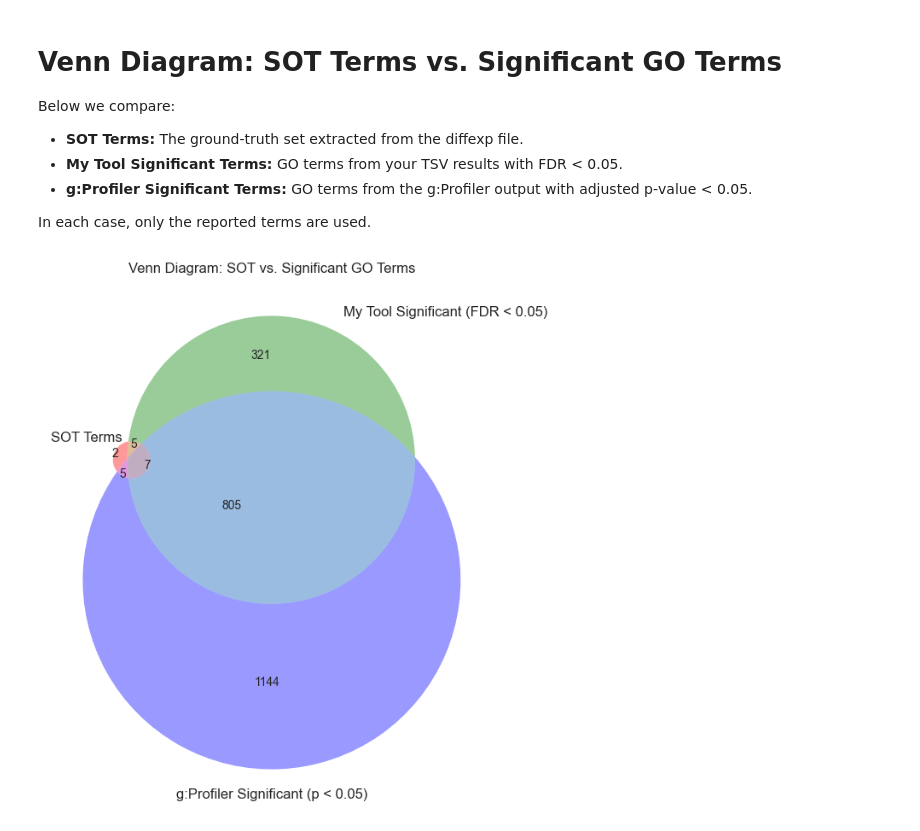
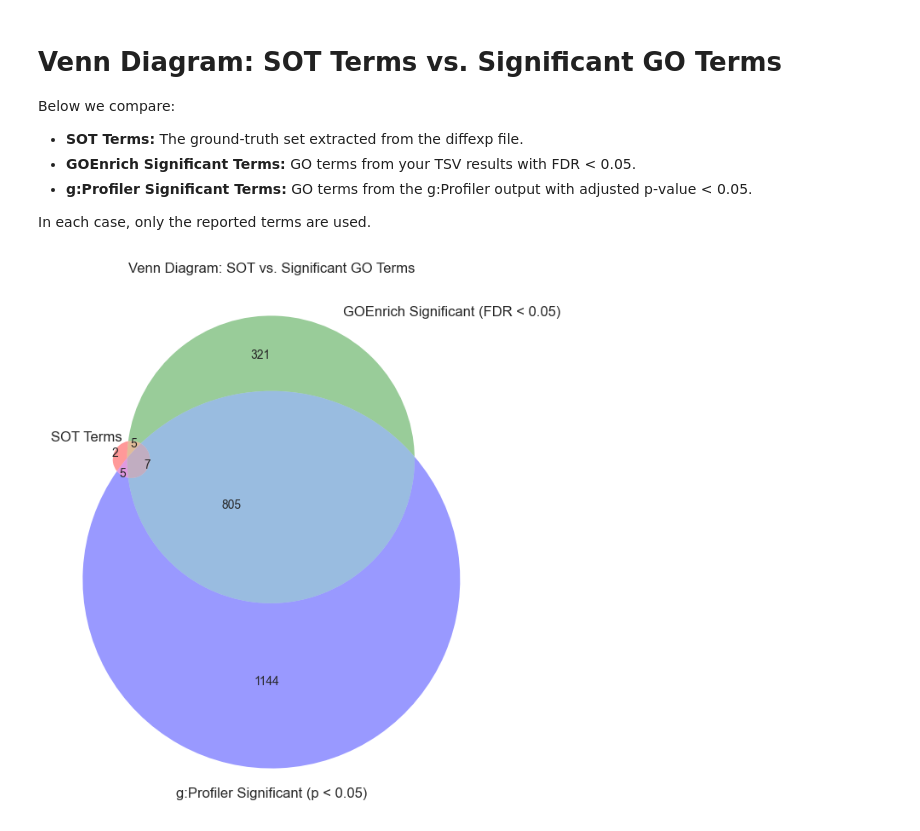
Before and after one commit to IngiumDev/gobi, a Jupyter notebook: src/main/Analysis/GOEnrichment/GProfiler_Comparison.ipynb, the cells around one changed output. Drawn from its saved outputs; the diff is of its cells as text; code cells hidden in the pictures.

```diff
--- a/src/main/Analysis/GOEnrichment/GProfiler_Comparison.ipynb
+++ b/src/main/Analysis/GOEnrichment/GProfiler_Comparison.ipynb
@@ -175,26 +175,26 @@ g:Profiler:
 
 Below we compare:
 - **SOT Terms:** The ground-truth set extracted from the diffexp file.
-- **My Tool Significant Terms:** GO terms from your TSV results with FDR < 0.05.
+- **GOEnrich Significant Terms:** GO terms from your TSV results with FDR < 0.05.
 - **g:Profiler Significant Terms:** GO terms from the g:Profiler output with adjusted p‑value < 0.05.
 
 In each case, only the reported terms are used.
 # %%
 from matplotlib_venn import venn3
 import matplotlib.pyplot as plt
 
-# For My Tool, use only its reported significant terms.
+# For GOEnrich, use only its reported significant terms.
 set_my_tool_signif = set(df_my_tool[df_my_tool["fej_fdr"] < 0.05]["term"])
 # For g:Profiler, use its reported significant terms.
 set_gprofiler_signif = set(df_gprofiler[df_gprofiler["adjusted_p_value"] < 0.05]["term_id"])
 # Ground-truth SOT terms (as provided in the diffexp file).
 set_sot = ground_truth_terms
 
 plt.figure(figsize=(8, 8))
 venn3([set_sot, set_my_tool_signif, set_gprofiler_signif],
-      set_labels=("SOT Terms", "My Tool Significant (FDR < 0.05)", "g:Profiler Significant (p < 0.05)"))
+      set_labels=("SOT Terms", "GOEnrich Significant (FDR < 0.05)", "g:Profiler Significant (p < 0.05)"))
 plt.title("Venn Diagram: SOT vs. Significant GO Terms")
 plt.savefig("plots/GProfiler_Comparison_Venn.pdf")
 plt.show()
 # %% [output]
-[figure, old version]
+[figure, new version]
```
Also changed, not shown: parts of 4 cells of this notebook, 10 other files.
